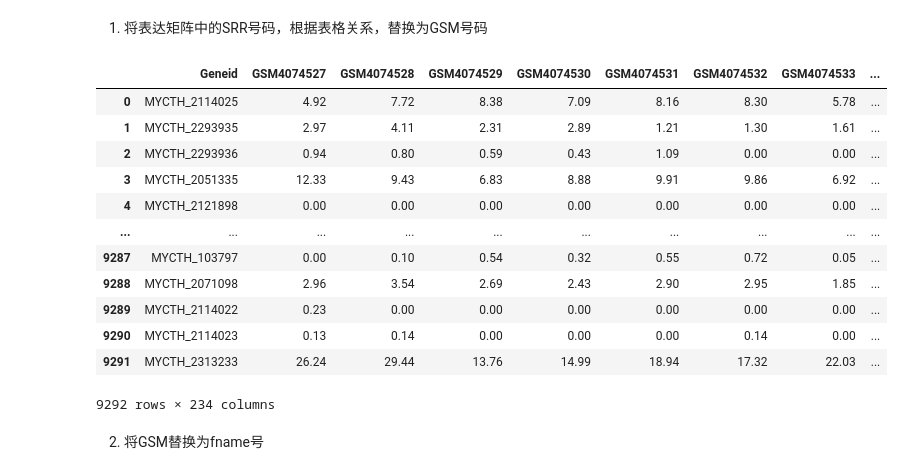
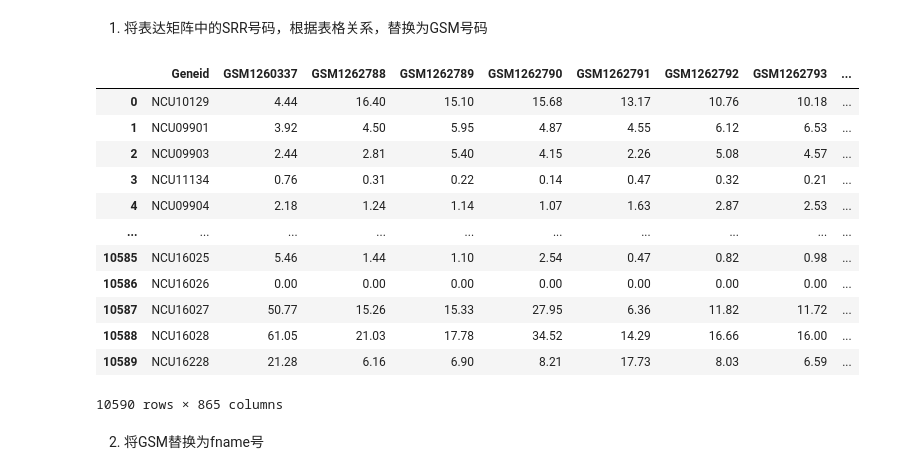
Before and after one commit to dongchen1998/code, a Jupyter notebook: mtd/RNA-seq/2.制作exp表.ipynb, the cells around one changed output. Cells and saved outputs as stored; diff of their text form; code cells hidden in the pictures.

```diff
--- a/mtd/RNA-seq/2.制作exp表.ipynb
+++ b/mtd/RNA-seq/2.制作exp表.ipynb
@@ -2,7 +2,7 @@
 import pandas as pd
 import copy
 # %%
-keyname = 'Mt'
+keyname = 'Nc'
 path = '/Users/dongjiacheng/Desktop/coder/mtd/RNA-seq/'+ keyname +'/'
 print(path)
 # %% [output]
@@ -10,36 +58,36 @@ print(path)
 # %% [markdown]
 1. 将表达矩阵中的SRR号码，根据表格关系，替换为GSM号码
 # %%
-df_exp = pd.read_csv(path + keyname + "_1_FPKM.csv").copy()
+df_exp = pd.read_csv(path + keyname + "_1_FPKM_filter.csv").copy()
 df_exp = df_exp.drop(df_exp.columns[1:6], axis=1) # df_exp不保存第二列到第六列
 
-df_sample = pd.read_excel(path + keyname + "_sample_raw_2023.12.28.xlsx").copy()
+df_sample = pd.read_excel(path + keyname + "_sample_raw_2023.12.18.xlsx").copy()
 
 # SRR 号码映射为 GSM 号码
 id_map = dict(zip(df_sample["Run"], df_sample["Sample Name"]))
 df_gsm = pd.DataFrame(df_exp)
 
 # 替换文件中的样本名称
 new_columns = ["Geneid"] + [id_map[col] for col in df_exp.columns[1:]]
 df_exp.columns = new_columns
 
 df_gsm = pd.DataFrame(df_exp)
 df_gsm.to_csv(path + keyname + "_4_FPKM_GSM.csv", sep=',',index=False)
 df_gsm
 # %% [output]
-|  | Geneid | GSM4074527 | GSM4074528 | GSM4074529 | GSM4074530 | GSM4074531 | GSM4074532 | GSM4074533 | ... |
-| 0 | MYCTH_2114025 | 4.92 | 7.72 | 8.38 | 7.09 | 8.16 | 8.30 | 5.78 | ... |
-| 1 | MYCTH_2293935 | 2.97 | 4.11 | 2.31 | 2.89 | 1.21 | 1.30 | 1.61 | ... |
-| 2 | MYCTH_2293936 | 0.94 | 0.80 | 0.59 | 0.43 | 1.09 | 0.00 | 0.00 | ... |
-| 3 | MYCTH_2051335 | 12.33 | 9.43 | 6.83 | 8.88 | 9.91 | 9.86 | 6.92 | ... |
-| 4 | MYCTH_2121898 | 0.00 | 0.00 | 0.00 | 0.00 | 0.00 | 0.00 | 0.00 | ... |
+|  | Geneid | GSM1260337 | GSM1262788 | GSM1262789 | GSM1262790 | GSM1262791 | GSM1262792 | GSM1262793 | ... |
+| 0 | NCU10129 | 4.44 | 16.40 | 15.10 | 15.68 | 13.17 | 10.76 | 10.18 | ... |
+| 1 | NCU09901 | 3.92 | 4.50 | 5.95 | 4.87 | 4.55 | 6.12 | 6.53 | ... |
+| 2 | NCU09903 | 2.44 | 2.81 | 5.40 | 4.15 | 2.26 | 5.08 | 4.57 | ... |
+| 3 | NCU11134 | 0.76 | 0.31 | 0.22 | 0.14 | 0.47 | 0.32 | 0.21 | ... |
+| 4 | NCU09904 | 2.18 | 1.24 | 1.14 | 1.07 | 1.63 | 2.87 | 2.53 | ... |
 | ... | ... | ... | ... | ... | ... | ... | ... | ... | ... |
-| 9287 | MYCTH_103797 | 0.00 | 0.10 | 0.54 | 0.32 | 0.55 | 0.72 | 0.05 | ... |
-| 9288 | MYCTH_2071098 | 2.96 | 3.54 | 2.69 | 2.43 | 2.90 | 2.95 | 1.85 | ... |
-| 9289 | MYCTH_2114022 | 0.23 | 0.00 | 0.00 | 0.00 | 0.00 | 0.00 | 0.00 | ... |
-| 9290 | MYCTH_2114023 | 0.13 | 0.14 | 0.00 | 0.00 | 0.00 | 0.14 | 0.00 | ... |
-| 9291 | MYCTH_2313233 | 26.24 | 29.44 | 13.76 | 14.99 | 18.94 | 17.32 | 22.03 | ... |
+| 10585 | NCU16025 | 5.46 | 1.44 | 1.10 | 2.54 | 0.47 | 0.82 | 0.98 | ... |
+| 10586 | NCU16026 | 0.00 | 0.00 | 0.00 | 0.00 | 0.00 | 0.00 | 0.00 | ... |
+| 10587 | NCU16027 | 50.77 | 15.26 | 15.33 | 27.95 | 6.36 | 11.82 | 11.72 | ... |
+| 10588 | NCU16028 | 61.05 | 21.03 | 17.78 | 34.52 | 14.29 | 16.66 | 16.00 | ... |
+| 10589 | NCU16228 | 21.28 | 6.16 | 6.90 | 8.21 | 17.73 | 8.03 | 6.59 | ... |
-9292 rows × 234 columns
+10590 rows × 865 columns
 # %% [markdown]
 2. 将GSM替换为fname号
 # %%
```
Also changed, not shown: parts of 7 cells of this notebook, 6 other files.
